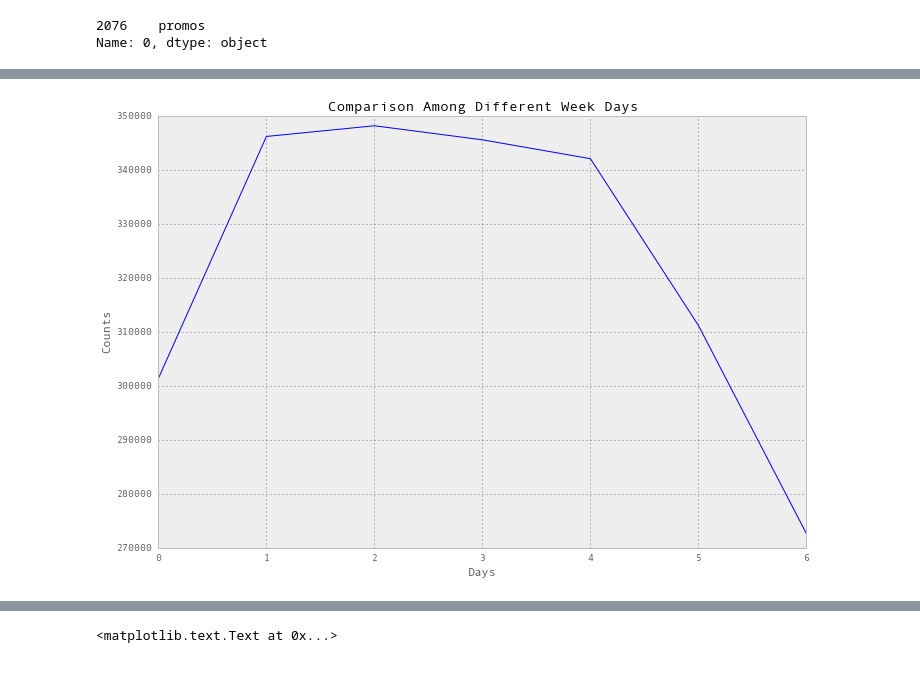
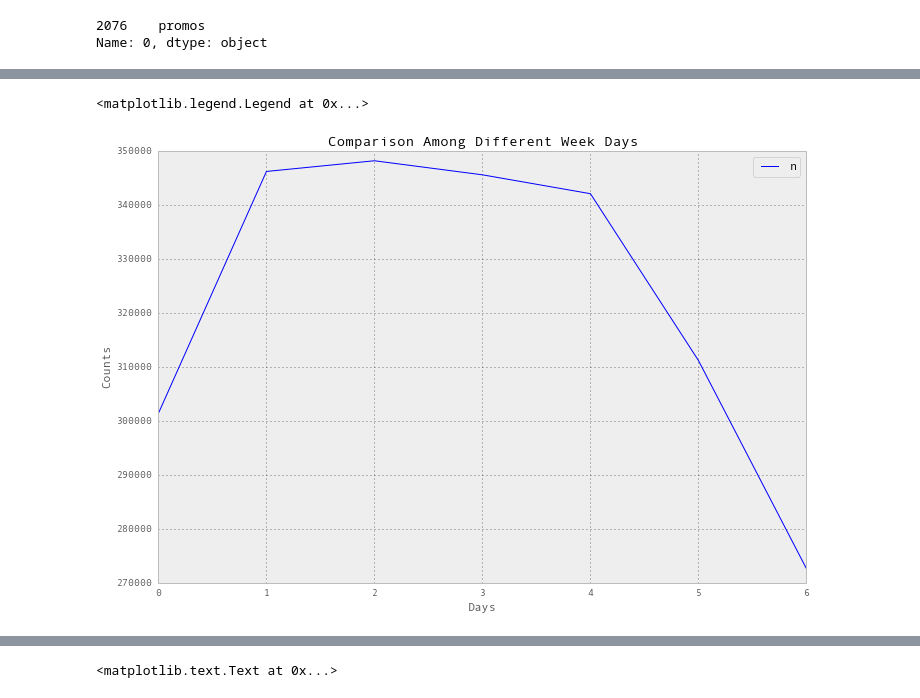
Before and after one commit to grepJimmyGu/capstone, a Jupyter notebook: Project.ipynb, the cells around one changed output, grey strips where cells are left out. Saved outputs shown, nothing was run; the diff lists cells and outputs as text; code cells hidden in the pictures.

```diff
--- a/Project.ipynb
+++ b/Project.ipynb
@@ -118,14 +120,0 @@ Time_care.drop('Time', axis = 1)
-# %%
-Date_count = pd.DataFrame({'Time': range(7)})
-def g(x):
-    x = datetime.datetime.fromtimestamp(x).strftime('%w')
-    return int(x)
-for i in name[0][0:2500]:
-    original = i
-    index = i + 'Clean' + '.csv'
-    a = pd.read_table(index, sep = "\t")
-    try:
-        a['created_utc'] = a['created_utc'].apply(g)
-        Date_count[original] = a['created_utc'].value_counts()
-    except: continue
-Date_count.T.sum()
@@ -141,19 +132,26 @@ dtype: float64
 # %%
+%matplotlib inline
+import matplotlib
+from matplotlib import pyplot as plt
+import numpy as np
 fig = plt.figure()
 axes = fig.add_axes([0.2,0.2,1.5,1.5])
 plt.plot(Date_count.T.sum(), 'b')
+#plt.hist(Date_count.T.sum(), bins = 7)
 #plt.plot(Time_care.T.max(), 'r')
 #plt.plot(Time_care.T.median(), 'r')
 #plt.plot(Time_care.T.min(), 'b')
 plt.plot()
 axes.set_xlabel('Days')
 Time = ['Sun','Mon','Tue','Wed','Thu','Fri','Sat']
 axes.set_xticks(range(7))
 axes.set_ylabel('Counts')
 axes.set_title('Comparison Among Different Week Days')
-plt.savefig('weekday_counts.jpeg')
+plt.legend(('number of post'))
+# plt.savefig('weekday_counts.jpeg')
 # %% [output]
+<matplotlib.legend.Legend at 0x...>
-[figure, old version]
+[figure, new version]
 # %%
 %matplotlib inline
 import matplotlib
```
Also changed, not shown: parts of 18 cells of this notebook.
